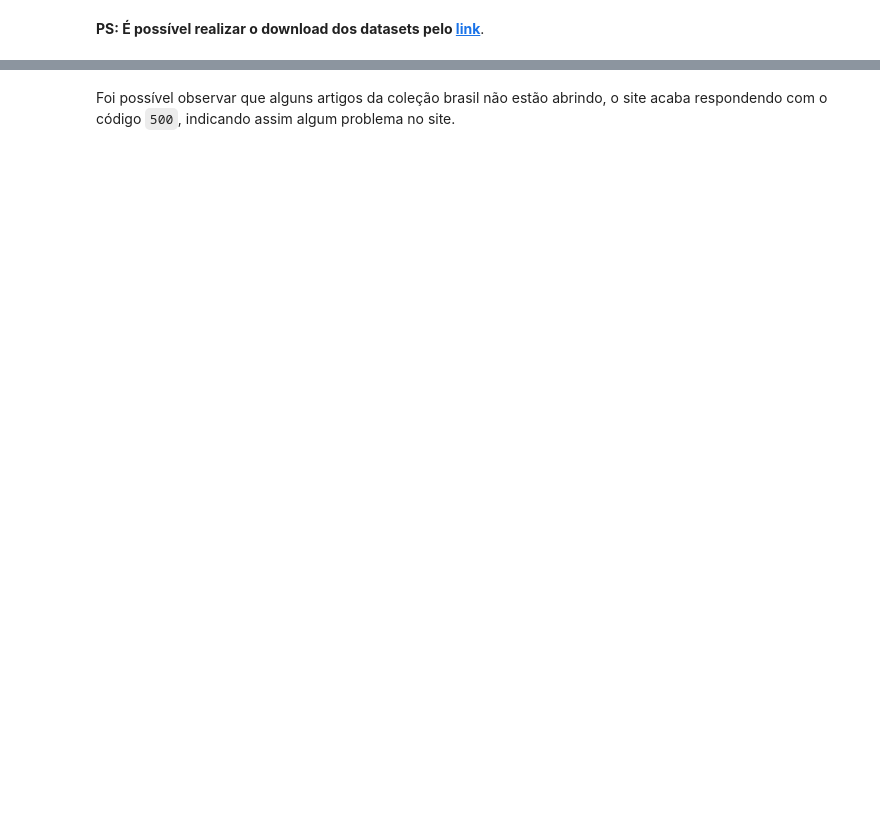
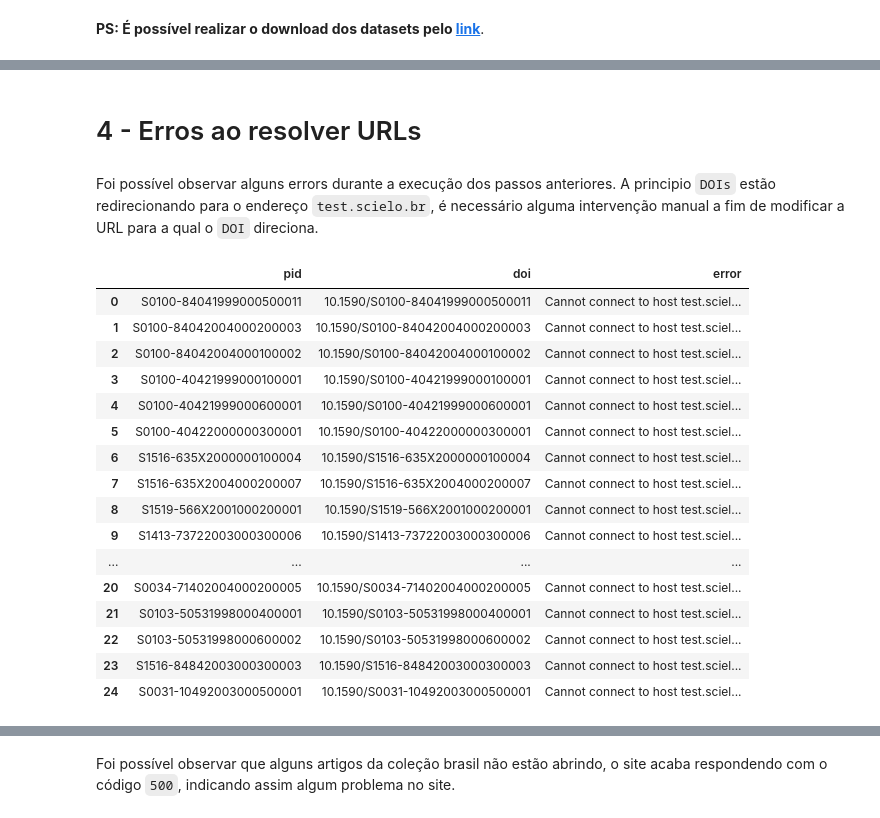
Before and after one commit to joffilyfe/scielo-experiments, a Jupyter notebook: notebook-analise-checagem-de-doi-scl.ipynb, the cells around one changed output, grey strips where cells are left out. Drawn from its saved outputs; the diff is of its cells as text; code cells hidden in the pictures; blank space fills up the shorter version.

```diff
--- a/notebook-analise-checagem-de-doi-scl.ipynb
+++ b/notebook-analise-checagem-de-doi-scl.ipynb
@@ -177,0 +213,26 @@ A princípio vale observar alguns erros que possuem a palavra **scielo**. Estran
+# %% [markdown]
+# 4 - Erros ao resolver URLs
+# %% [markdown]
+Foi possível observar alguns errors durante a execução dos passos anteriores. A principio `DOIs` estão redirecionando para o endereço `test.scielo.br`, é necessário alguma intervenção manual a fim de modificar a URL para a qual o `DOI` direciona.
+# %%
+df_doi[df_doi["error"].str.contains("test.scielo")].reset_index(drop=True)[
+    ["pid", "doi", "error"]
+]
+# %% [output]
+|  | pid | doi | error |
+| 0 | S0100-84041999000500011 | 10.1590/S0100-84041999000500011 | Cannot connect to host test.sciel... |
+| 1 | S0100-84042004000200003 | 10.1590/S0100-84042004000200003 | Cannot connect to host test.sciel... |
+| 2 | S0100-84042004000100002 | 10.1590/S0100-84042004000100002 | Cannot connect to host test.sciel... |
+| 3 | S0100-40421999000100001 | 10.1590/S0100-40421999000100001 | Cannot connect to host test.sciel... |
+| 4 | S0100-40421999000600001 | 10.1590/S0100-40421999000600001 | Cannot connect to host test.sciel... |
+| 5 | S0100-40422000000300001 | 10.1590/S0100-40422000000300001 | Cannot connect to host test.sciel... |
+| 6 | S1516-635X2000000100004 | 10.1590/S1516-635X2000000100004 | Cannot connect to host test.sciel... |
+| 7 | S1516-635X2004000200007 | 10.1590/S1516-635X2004000200007 | Cannot connect to host test.sciel... |
+| 8 | S1519-566X2001000200001 | 10.1590/S1519-566X2001000200001 | Cannot connect to host test.sciel... |
+| 9 | S1413-73722003000300006 | 10.1590/S1413-73722003000300006 | Cannot connect to host test.sciel... |
+| ... | ... | ... | ... |
+| 20 | S0034-71402004000200005 | 10.1590/S0034-71402004000200005 | Cannot connect to host test.sciel... |
+| 21 | S0103-50531998000400001 | 10.1590/S0103-50531998000400001 | Cannot connect to host test.sciel... |
+| 22 | S0103-50531998000600002 | 10.1590/S0103-50531998000600002 | Cannot connect to host test.sciel... |
+| 23 | S1516-84842003000300003 | 10.1590/S1516-84842003000300003 | Cannot connect to host test.sciel... |
+| 24 | S0031-10492003000500001 | 10.1590/S0031-10492003000500001 | Cannot connect to host test.sciel... |
```
Also changed, not shown: parts of 66 cells of this notebook.
